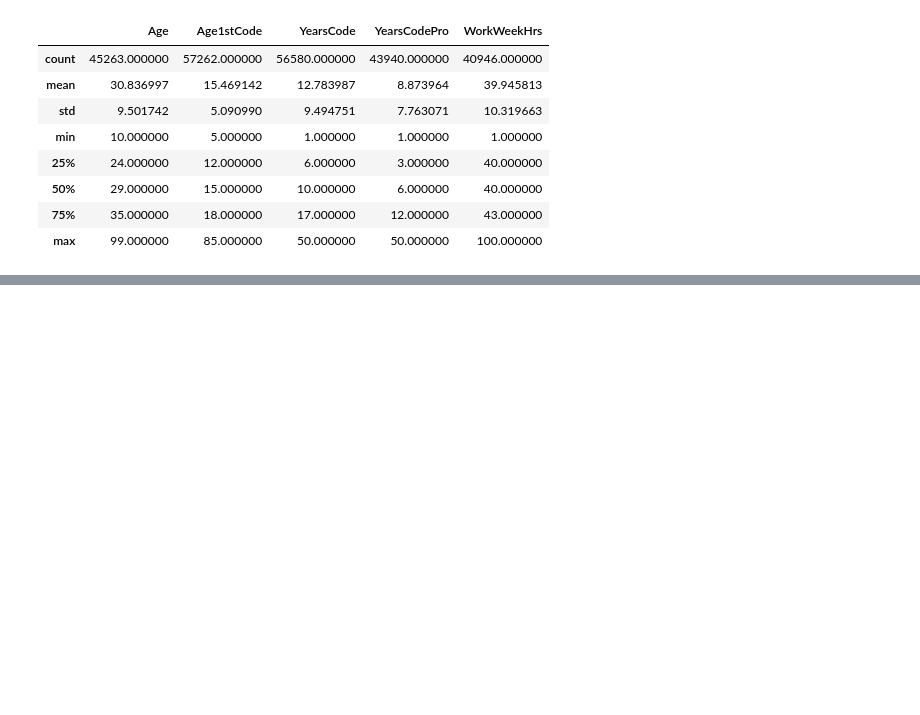
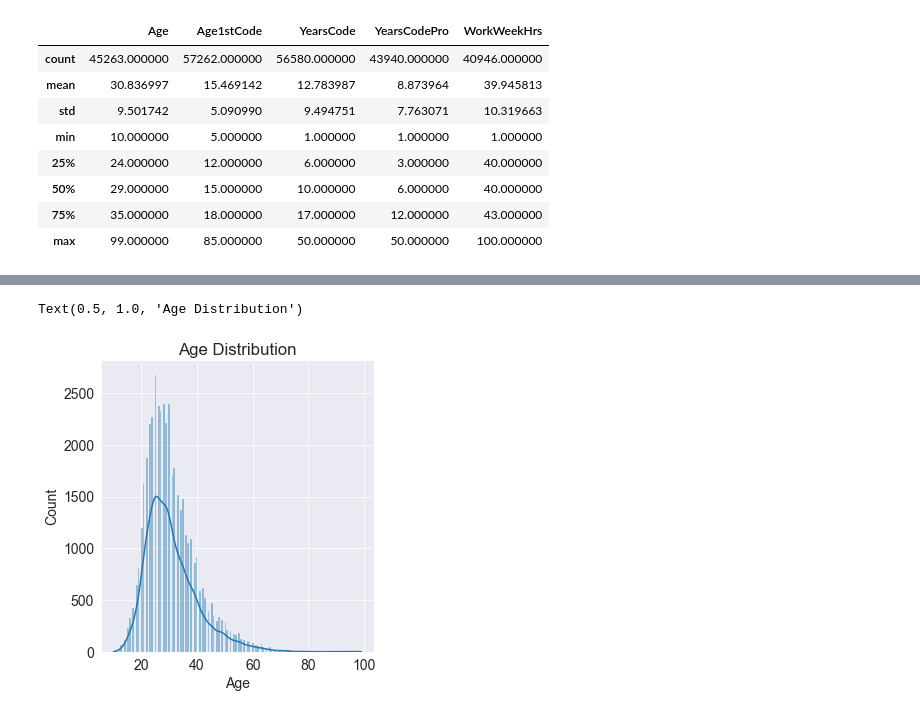
Before and after one commit to Narapady/stackoverflow-EDA, a Jupyter notebook: exploratory_data.ipynb, the cells around one changed output, grey strips where cells are left out. Cells and saved outputs as stored; diff of their text form; code cells hidden in the pictures; blank space fills up the shorter version.

```diff
--- a/exploratory_data.ipynb
+++ b/exploratory_data.ipynb
@@ -274,0 +297,6 @@ Name: Gender, dtype: int64
+# %%
+ax = sns.displot(survey_df['Age'], kde=True)
+plt.title("Age Distribution")
+# %% [output]
+Text(0.5, 1.0, 'Age Distribution')
+[figure, added]
```
Also changed, not shown: parts of 20 cells of this notebook.
